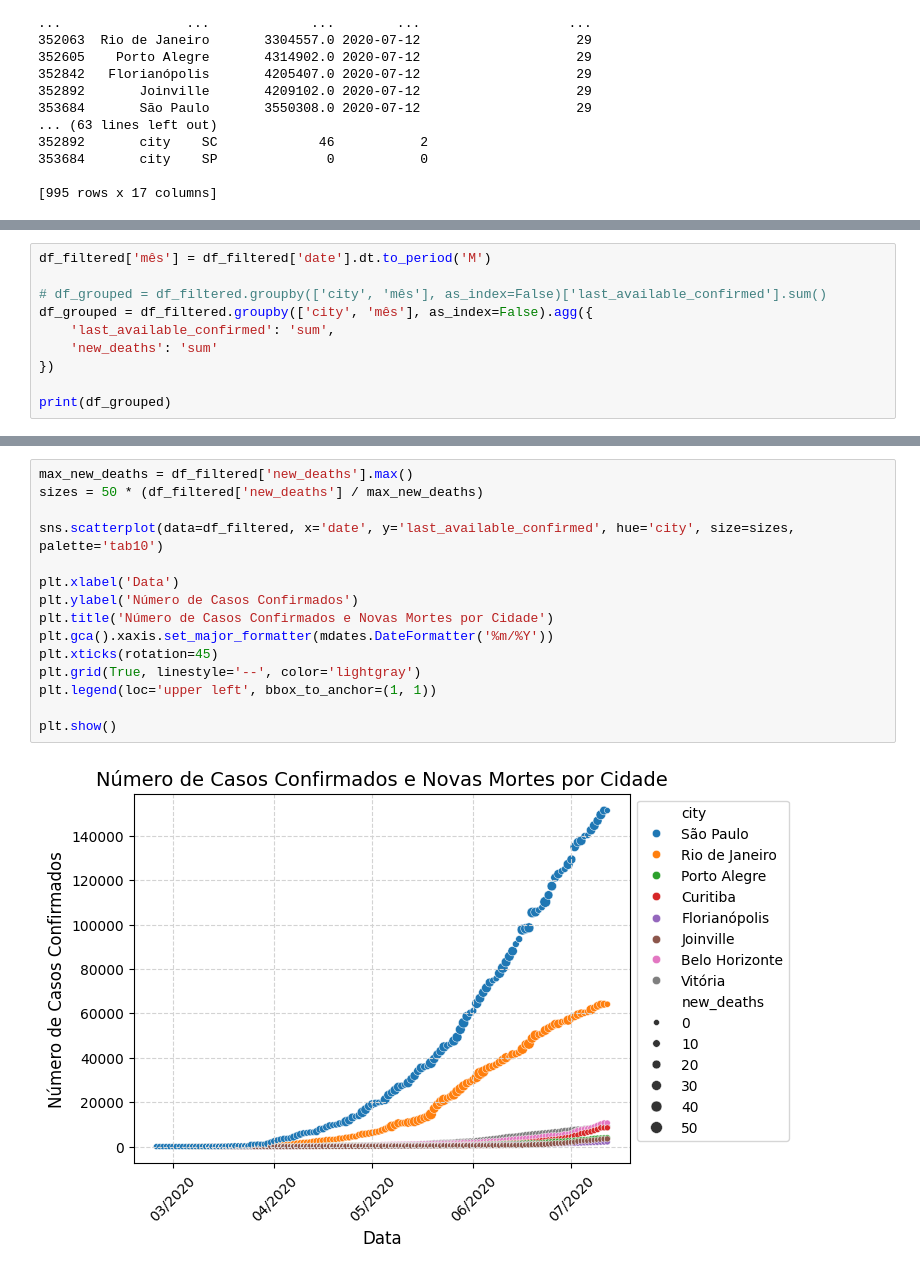
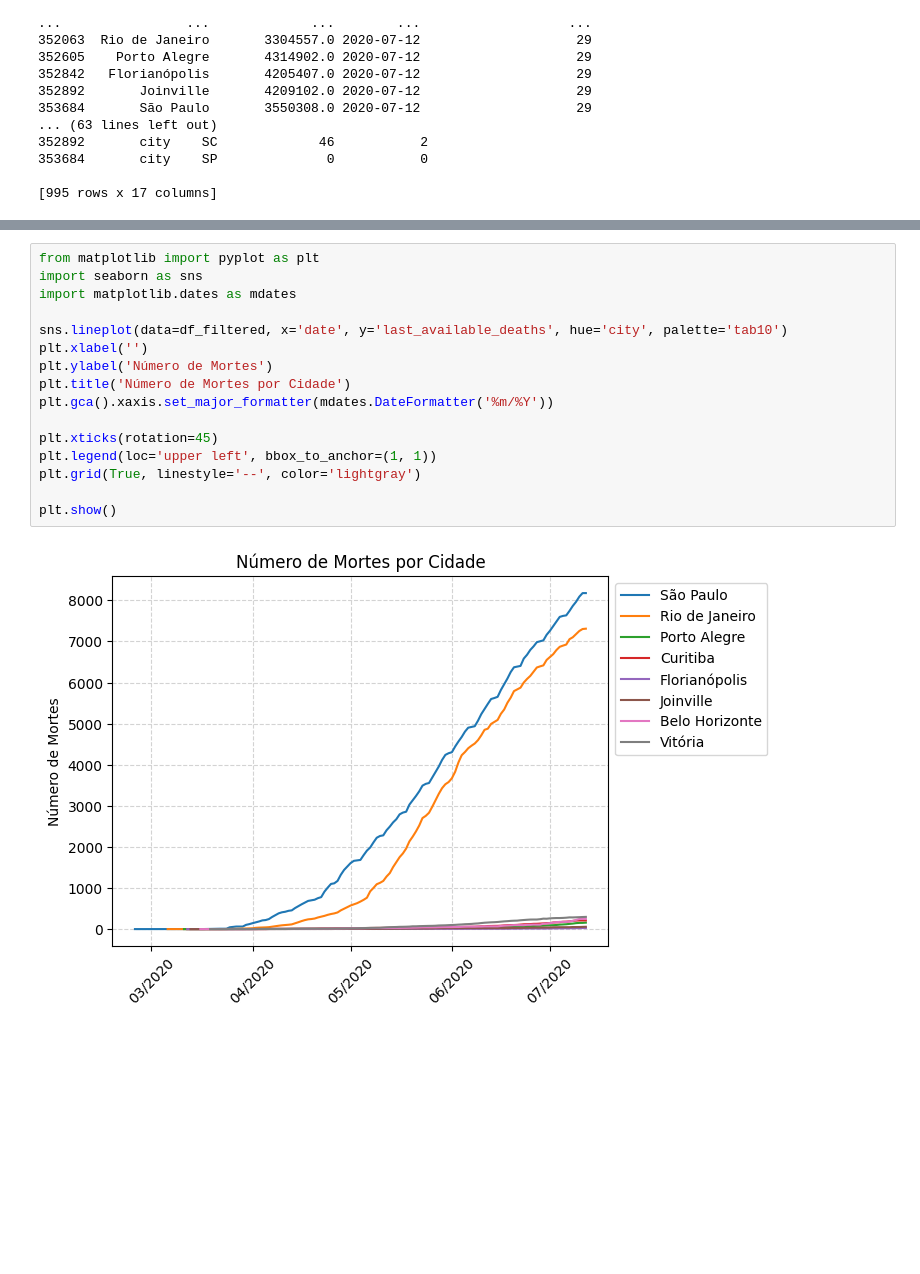
Before and after one commit to miraceli/cd-trabalho-1, a Jupyter notebook: report.ipynb, the cells around one changed output, grey strips where cells are left out. Cells and saved outputs as stored; diff of their text form; blank space fills up the shorter version.

```diff
--- a/report.ipynb
+++ b/report.ipynb
@@ -73,10 +70,0 @@ plt.show()
-# %%
-df_filtered['mês'] = df_filtered['date'].dt.to_period('M')
-
-# df_grouped = df_filtered.groupby(['city', 'mês'], as_index=False)['last_available_confirmed'].sum()
-df_grouped = df_filtered.groupby(['city', 'mês'], as_index=False).agg({
-    'last_available_confirmed': 'sum',
-    'new_deaths': 'sum'
-})
-
-print(df_grouped)
@@ -101,17 +71,18 @@ print(df_grouped)
 # %%
-max_new_deaths = df_filtered['new_deaths'].max()
-sizes = 50 * (df_filtered['new_deaths'] / max_new_deaths)
+from matplotlib import pyplot as plt
+import seaborn as sns
+import matplotlib.dates as mdates
 
-sns.scatterplot(data=df_filtered, x='date', y='last_available_confirmed', hue='city', size=sizes, palette='tab10')
+sns.lineplot(data=df_filtered, x='date', y='last_available_deaths', hue='city', palette='tab10')
+plt.xlabel('')
+plt.ylabel('Número de Mortes')
+plt.title('Número de Mortes por Cidade')
+plt.gca().xaxis.set_major_formatter(mdates.DateFormatter('%m/%Y'))
 
-plt.xlabel('Data')
-plt.ylabel('Número de Casos Confirmados')
-plt.title('Número de Casos Confirmados e Novas Mortes por Cidade')
-plt.gca().xaxis.set_major_formatter(mdates.DateFormatter('%m/%Y'))
 plt.xticks(rotation=45)
+plt.legend(loc='upper left', bbox_to_anchor=(1, 1))
 plt.grid(True, linestyle='--', color='lightgray')
-plt.legend(loc='upper left', bbox_to_anchor=(1, 1))
 
 plt.show()
 # %% [output]
-[figure, old version]
+[figure, new version]
```
Also changed, not shown: parts of 7 cells of this notebook, 4 other files.
